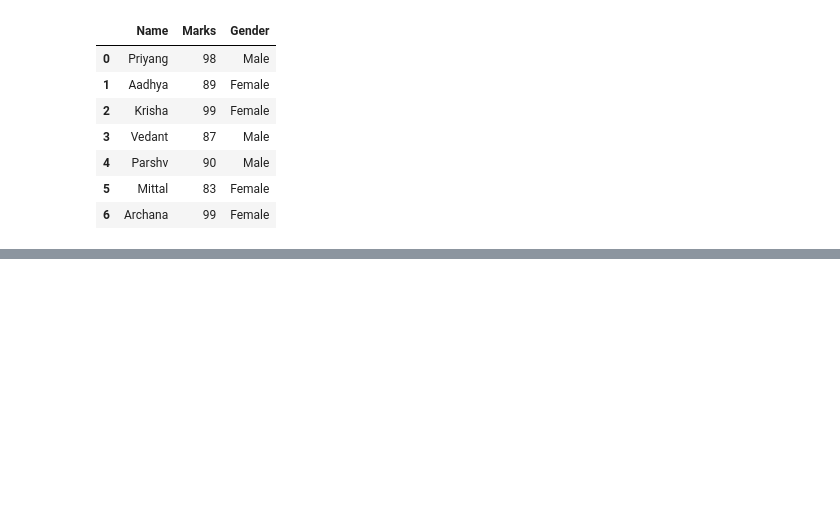
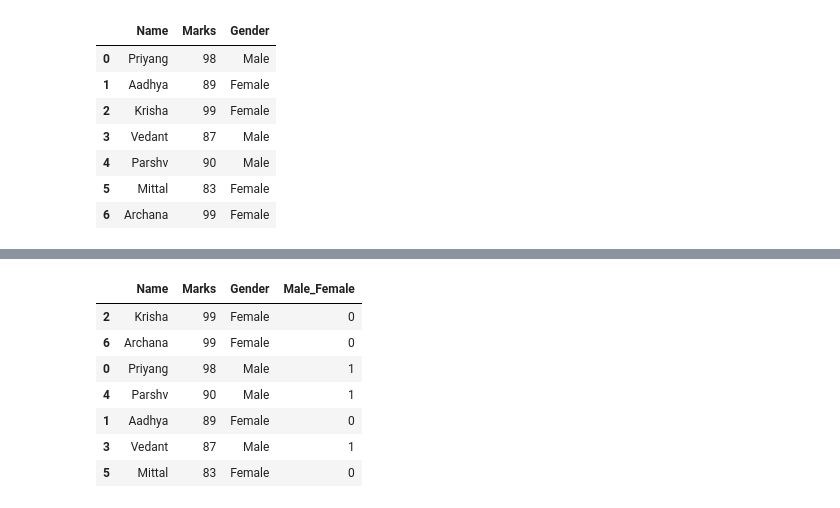
Before and after one commit to minhhi68/Python-MiniProjects, a Jupyter notebook: WarmUpExercise.ipynb, the cells around one changed output, grey strips where cells are left out. Drawn from its saved outputs; the diff is of its cells as text; code cells hidden in the pictures; blank space fills up the shorter version.

```diff
--- a/WarmUpExercise.ipynb
+++ b/WarmUpExercise.ipynb
@@ -255,0 +277,11 @@ df1.drop('Male_Female', axis=1)
+# %%
+df1.sort_values(by='Marks', ascending=False)
+# %% [output]
+|  | Name | Marks | Gender | Male_Female |
+| 2 | Krisha | 99 | Female | 0 |
+| 6 | Archana | 99 | Female | 0 |
+| 0 | Priyang | 98 | Male | 1 |
+| 4 | Parshv | 90 | Male | 1 |
+| 1 | Aadhya | 89 | Female | 0 |
+| 3 | Vedant | 87 | Male | 1 |
+| 5 | Mittal | 83 | Female | 0 |
```
Also changed, not shown: parts of 4 cells of this notebook, 2 other files.
